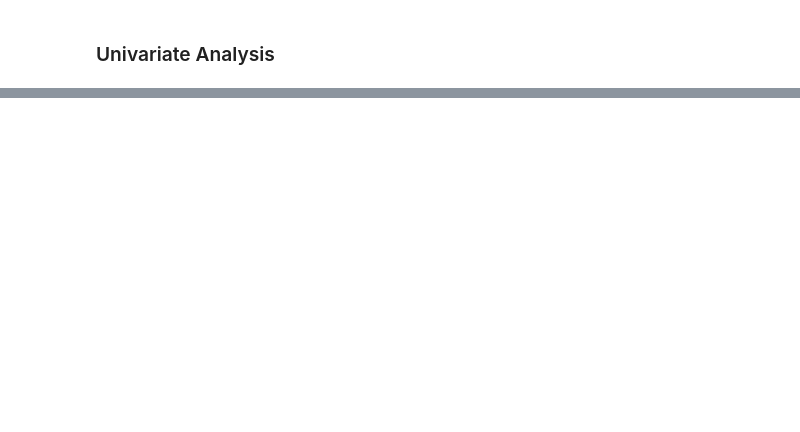
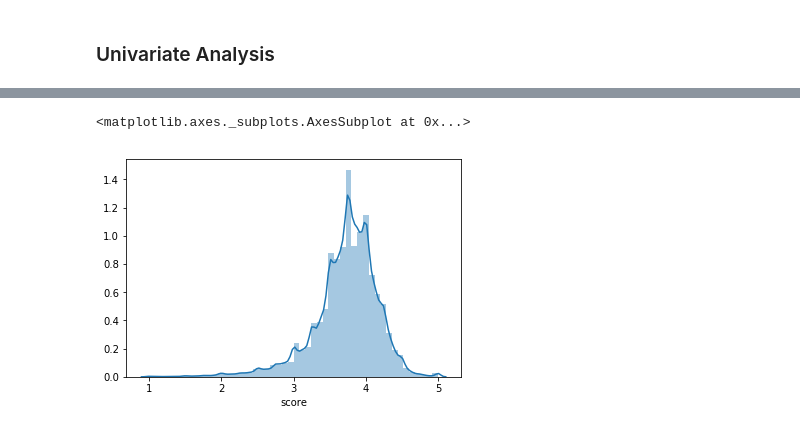
Before and after one commit to vandanphadke/MachineHack-Competitions, a Jupyter notebook: choosing-the-perfect-beer/EDA and First Pass modeling.ipynb, the cells around one changed output, grey strips where cells are left out. Cells and saved outputs as stored; diff of their text form; code cells hidden in the pictures; blank space fills up the shorter version.

```diff
--- a/choosing-the-perfect-beer/EDA and First Pass modeling.ipynb
+++ b/choosing-the-perfect-beer/EDA and First Pass modeling.ipynb
@@ -96,0 +143,5 @@ sns.distplot(np.log(train.number_ratings + 1))
+# %%
+sns.distplot(train.score[train.number_ratings > 0])
+# %% [output]
+<matplotlib.axes._subplots.AxesSubplot at 0x...>
+[figure, added]
```
Also changed, not shown: parts of 27 cells of this notebook.
